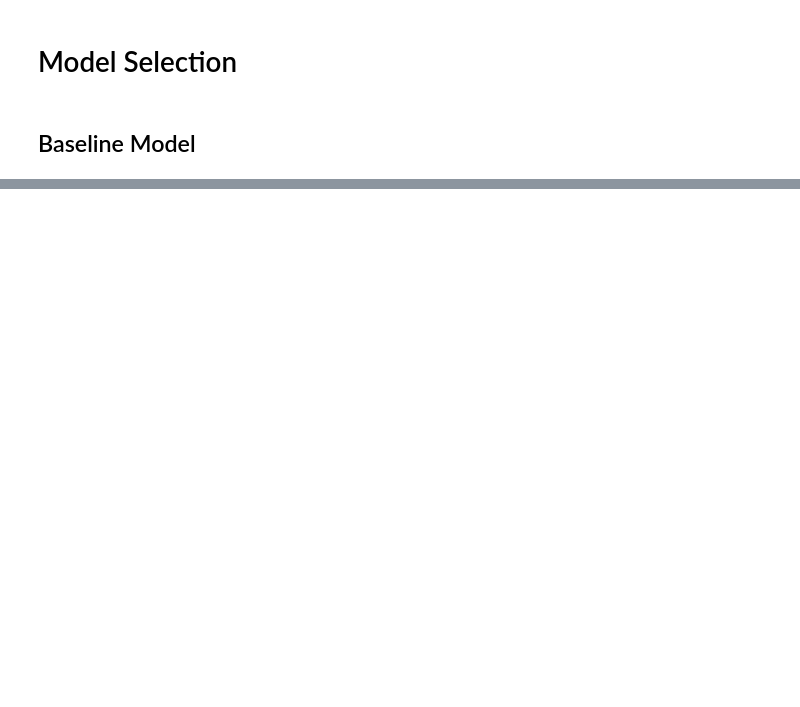
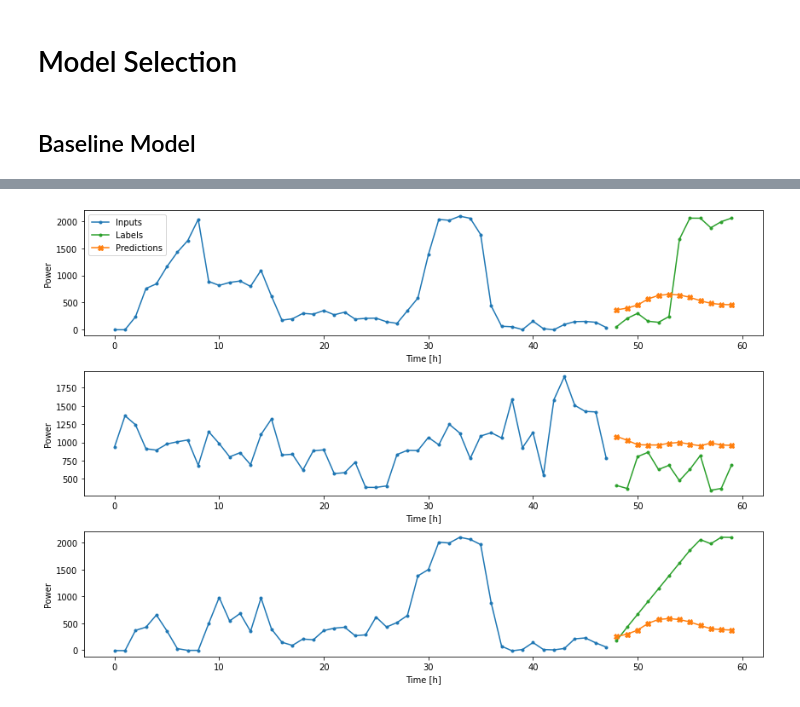
Before and after one commit to AmaurySalles/NextWind, a Jupyter notebook: Clean_up.ipynb, the cells around one changed output, grey strips where cells are left out. Drawn from its saved outputs; the diff is of its cells as text; code cells hidden in the pictures; blank space fills up the shorter version.

```diff
--- a/Clean_up.ipynb
+++ b/Clean_up.ipynb
@@ -104,0 +208,4 @@ FileNotFoundError: [Errno 2] No such file or directory: './projectwind/data/Sequ
+# %%
+plot_examples(model, window)
+# %% [output]
+[figure, added]
```
Also changed, not shown: parts of 29 cells of this notebook, 5 other files.
